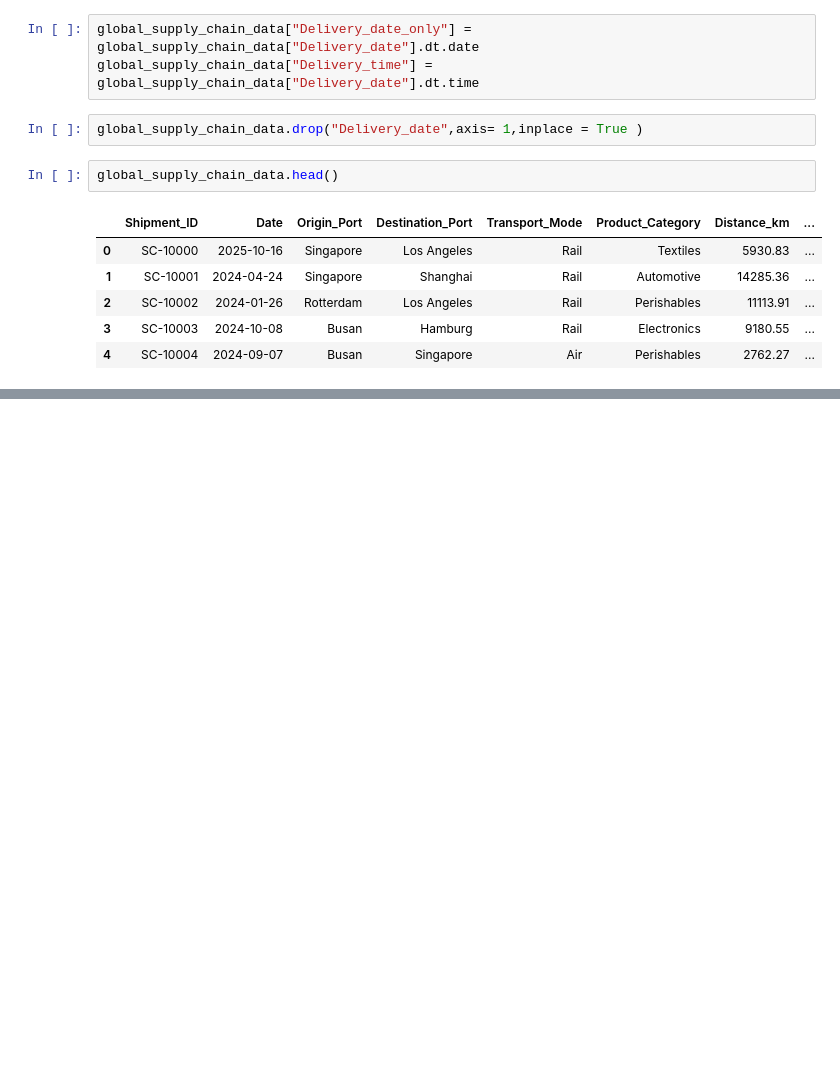
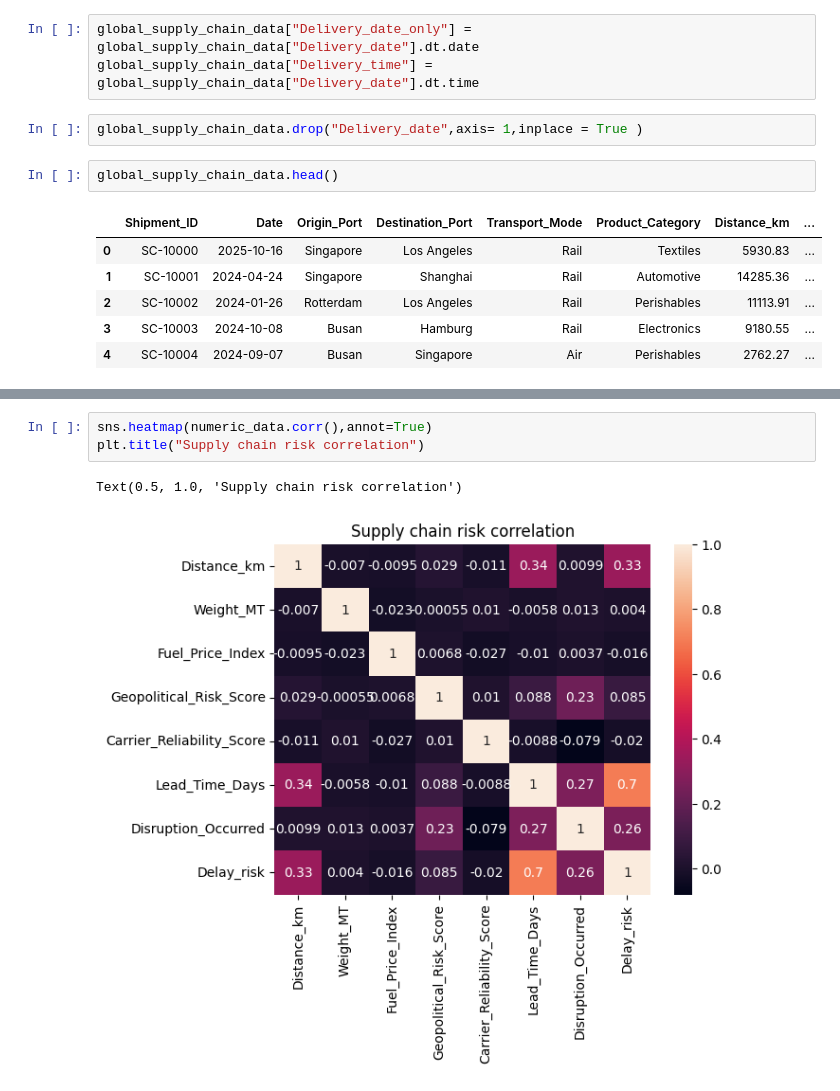
Before and after one commit to KarmegamJ/Global_supply_chain-2024-2026-, a Jupyter notebook: notebook/Global_supply_chain_24_26.ipynb, the cells around one changed output, grey strips where cells are left out. Drawn from its saved outputs; the diff is of its cells as text; blank space fills up the shorter version.

```diff
--- a/notebook/Global_supply_chain_24_26.ipynb
+++ b/notebook/Global_supply_chain_24_26.ipynb
@@ -106,0 +159,6 @@ global_supply_chain_data.head()
+# %%
+sns.heatmap(numeric_data.corr(),annot=True)
+plt.title("Supply chain risk correlation")
+# %% [output]
+Text(0.5, 1.0, 'Supply chain risk correlation')
+[figure, added]
```
Also changed, not shown: parts of 12 cells of this notebook.
